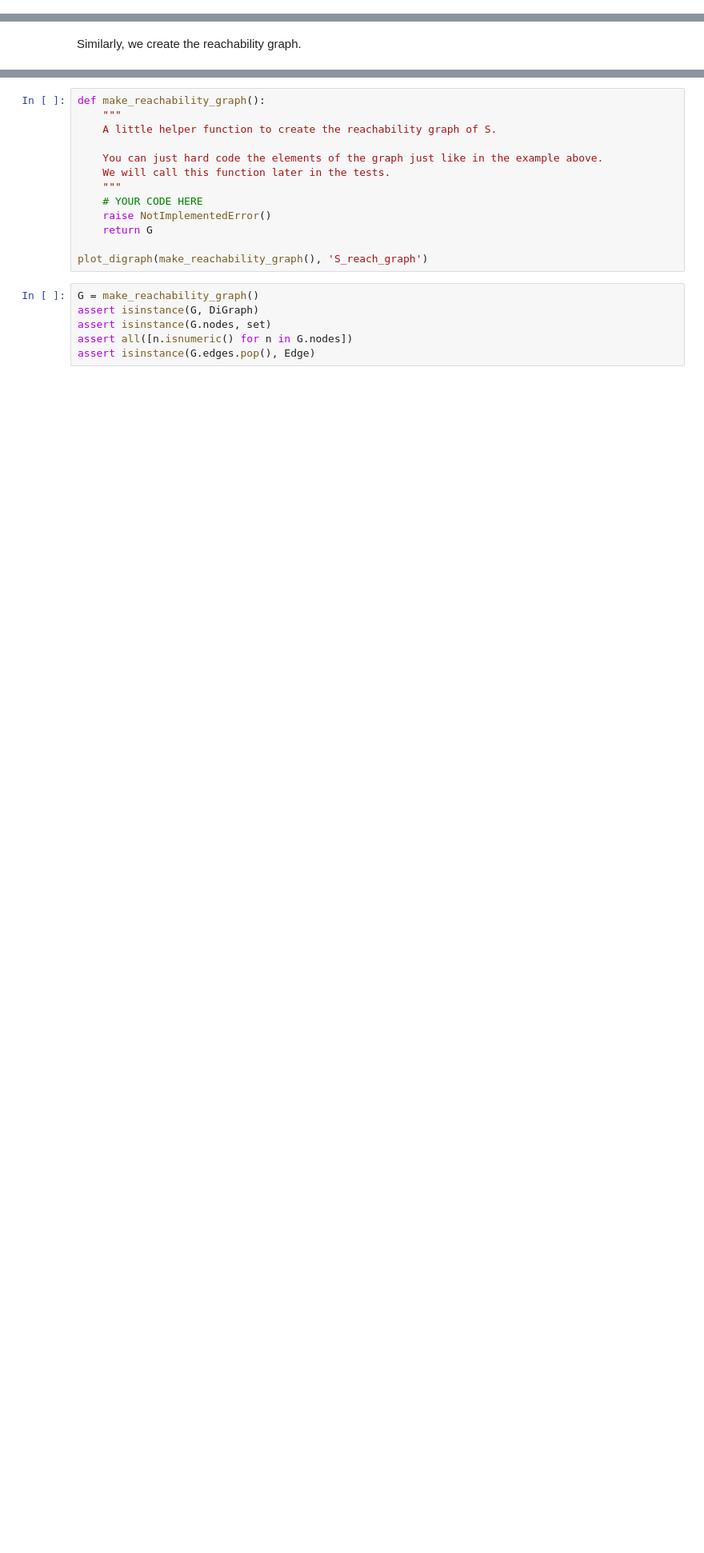
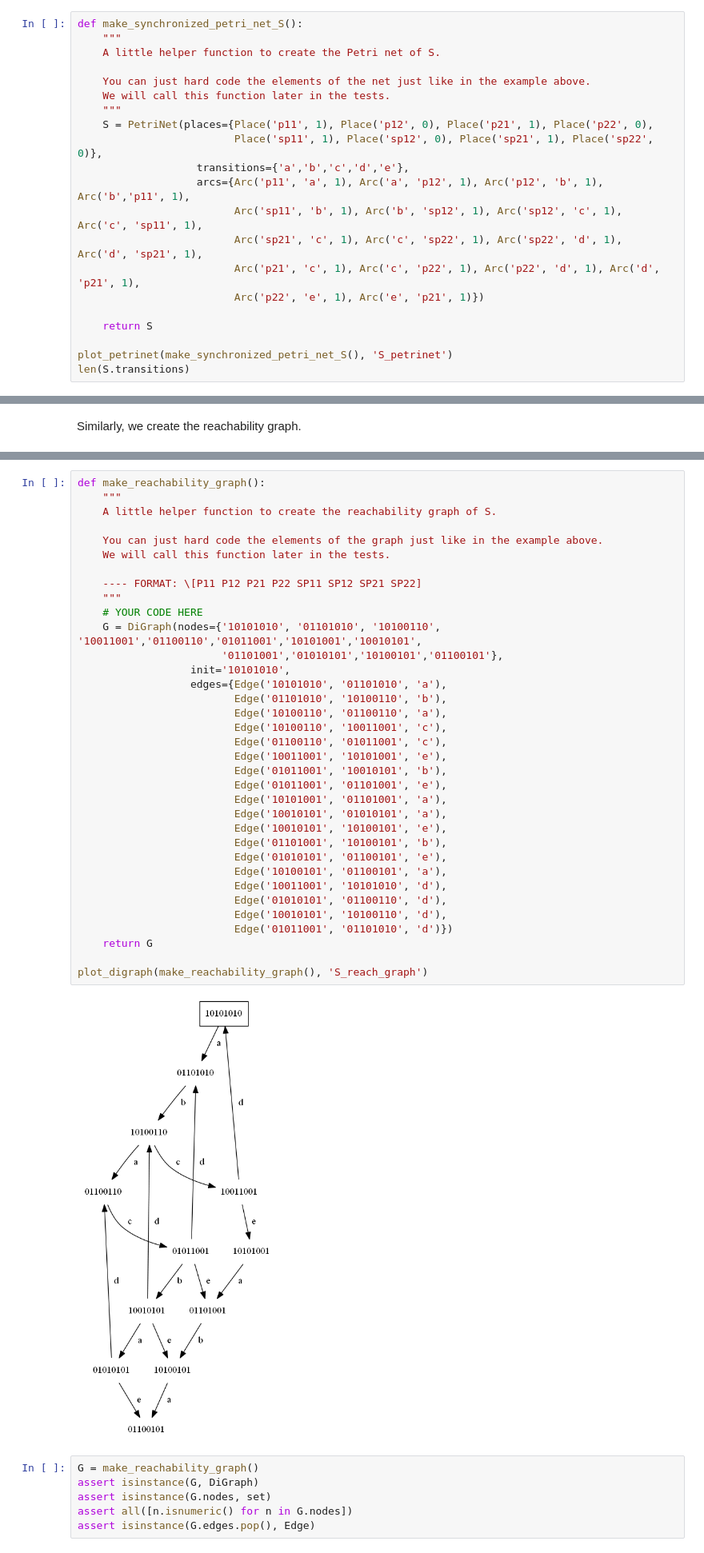
Before and after one commit to Eliacus/SSY165-Assignments, a Jupyter notebook: Assignment-1/sync_and_reach.ipynb, the cells around one changed output, grey strips where cells are left out. Shown at 80% size. Drawn from its saved outputs; the diff is of its cells as text; blank space fills up the shorter version.

Commit message:
finished petri net and reachability graph

```diff
--- a/Assignment-1/sync_and_reach.ipynb
+++ b/Assignment-1/sync_and_reach.ipynb
@@ -672,0 +648,21 @@ plot_petrinet(make_synchronized_petri_net_S(), 'S_petrinet')
+# %%
+def make_synchronized_petri_net_S():
+    """
+    A little helper function to create the Petri net of S.
+
+    You can just hard code the elements of the net just like in the example above.
+    We will call this function later in the tests.
+    """
+    S = PetriNet(places={Place('p11', 1), Place('p12', 0), Place('p21', 1), Place('p22', 0),
+                         Place('sp11', 1), Place('sp12', 0), Place('sp21', 1), Place('sp22', 0)},
+                   transitions={'a','b','c','d','e'},
+                   arcs={Arc('p11', 'a', 1), Arc('a', 'p12', 1), Arc('p12', 'b', 1), Arc('b','p11', 1),
+                         Arc('sp11', 'b', 1), Arc('b', 'sp12', 1), Arc('sp12', 'c', 1), Arc('c', 'sp11', 1),
+                         Arc('sp21', 'c', 1), Arc('c', 'sp22', 1), Arc('sp22', 'd', 1), Arc('d', 'sp21', 1),
+                         Arc('p21', 'c', 1), Arc('c', 'p22', 1), Arc('p22', 'd', 1), Arc('d', 'p21', 1),
+                         Arc('p22', 'e', 1), Arc('e', 'p21', 1)})
+
+    return S
+
+plot_petrinet(make_synchronized_petri_net_S(), 'S_petrinet')
+len(S.transitions)
@@ -691,16 +691,40 @@ plot_digraph(example, 'example')
 # %%
 def make_reachability_graph():
     """
     A little helper function to create the reachability graph of S.
 
     You can just hard code the elements of the graph just like in the example above.
     We will call this function later in the tests.
+
+    ---- FORMAT: \[P11 P12 P21 P22 SP11 SP12 SP21 SP22]
     """
     # YOUR CODE HERE
-    raise NotImplementedError()
+    G = DiGraph(nodes={'10101010', '01101010', '10100110', '10011001','01100110','01011001','10101001','10010101',
+                       '01101001','01010101','10100101','01100101'},
+                  init='10101010',
+                  edges={Edge('10101010', '01101010', 'a'),
+                         Edge('01101010', '10100110', 'b'),
+                         Edge('10100110', '01100110', 'a'),
+                         Edge('10100110', '10011001', 'c'),
+                         Edge('01100110', '01011001', 'c'),
+                         Edge('10011001', '10101001', 'e'),
+                         Edge('01011001', '10010101', 'b'),
+                         Edge('01011001', '01101001', 'e'),
+                         Edge('10101001', '01101001', 'a'),
+                         Edge('10010101', '01010101', 'a'),
+                         Edge('10010101', '10100101', 'e'),
+                         Edge('01101001', '10100101', 'b'),
+                         Edge('01010101', '01100101', 'e'),
+                         Edge('10100101', '01100101', 'a'),
+                         Edge('10011001', '10101010', 'd'),
+                         Edge('01010101', '01100110', 'd'),
+                         Edge('10010101', '10100110', 'd'),
+                         Edge('01011001', '01101010', 'd')})
     return G
 
 plot_digraph(make_reachability_graph(), 'S_reach_graph')
+# %% [output]
+[figure, added]
 # %%
 G = make_reachability_graph()
 assert isinstance(G, DiGraph)
```
Also changed, not shown: parts of 6 cells of this notebook, 5 other files.
